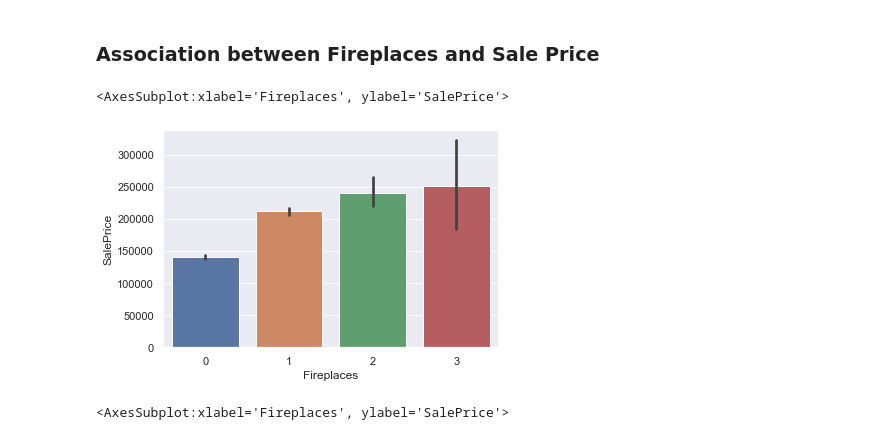
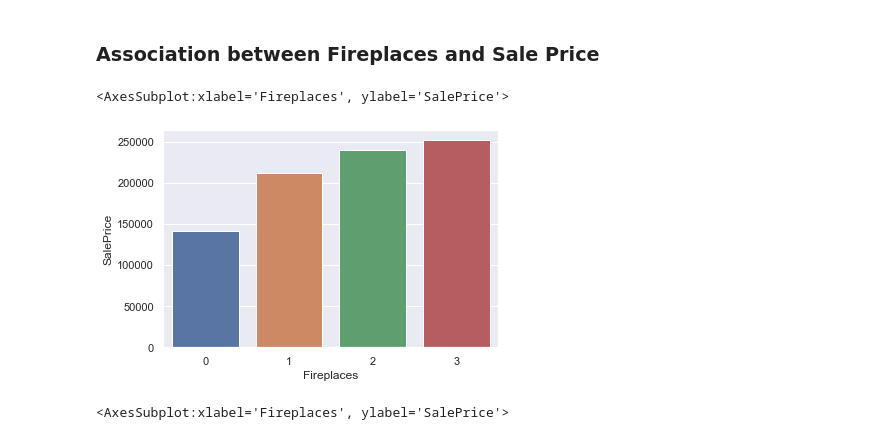
Before and after one commit to savelena00/Assignment-3---Housing-Price, a Jupyter notebook: Assignment_3_Part_3.ipynb, the cells around one changed output. Saved outputs shown, nothing was run; the diff lists cells and outputs as text; code cells hidden in the pictures.

```diff
--- a/Assignment_3_Part_3.ipynb
+++ b/Assignment_3_Part_3.ipynb
@@ -99,8 +100,8 @@ Length: 81, dtype: int64
 # %% [markdown]
 ### Drop columns with missing number above 1000
 # %%
-data = data.dropna(axis=1, how='any', thresh = 1000)
-data
+train = train.dropna(axis=1, how='any', thresh = 1000)
+train
 # %% [output]
 |  | Id | MSSubClass | MSZoning | LotFrontage | LotArea | Street | LotShape | LandContour | Utilities | ... |
 | 0 | 1 | 60 | RL | 65.0 | 8450 | Pave | Reg | Lvl | AllPub | ... |
@@ -118,8 +119,8 @@ data
 # %% [markdown]
 ### Replace Missing Data with Mean
 # %%
-data.fillna(data.mean(), inplace = True)
-data
+train.fillna(train.mean(), inplace = True)
+train
 # %% [output]
 A value is trying to be set on a copy of a slice from a DataFrame.
 Try using .loc[row_indexer,col_indexer] = value instead
@@ -266,10 +251,10 @@ sns.histplot(train['Fireplaces'])
 # %% [markdown]
 ### Association between Fireplaces and Sale Price
 # %%
-sns.barplot(x = 'Fireplaces', y = 'SalePrice', data = train)
+sns.barplot(x = 'Fireplaces', y = 'SalePrice', data = train, ci= None)
 # %% [output]
 <AxesSubplot:xlabel='Fireplaces', ylabel='SalePrice'>
-[figure, old version]
+[figure, new version]
 # %%
 sns.boxplot(x = 'Fireplaces', y = 'SalePrice', data = train)
 # %% [output]
```
Also changed, not shown: parts of 17 cells of this notebook.
